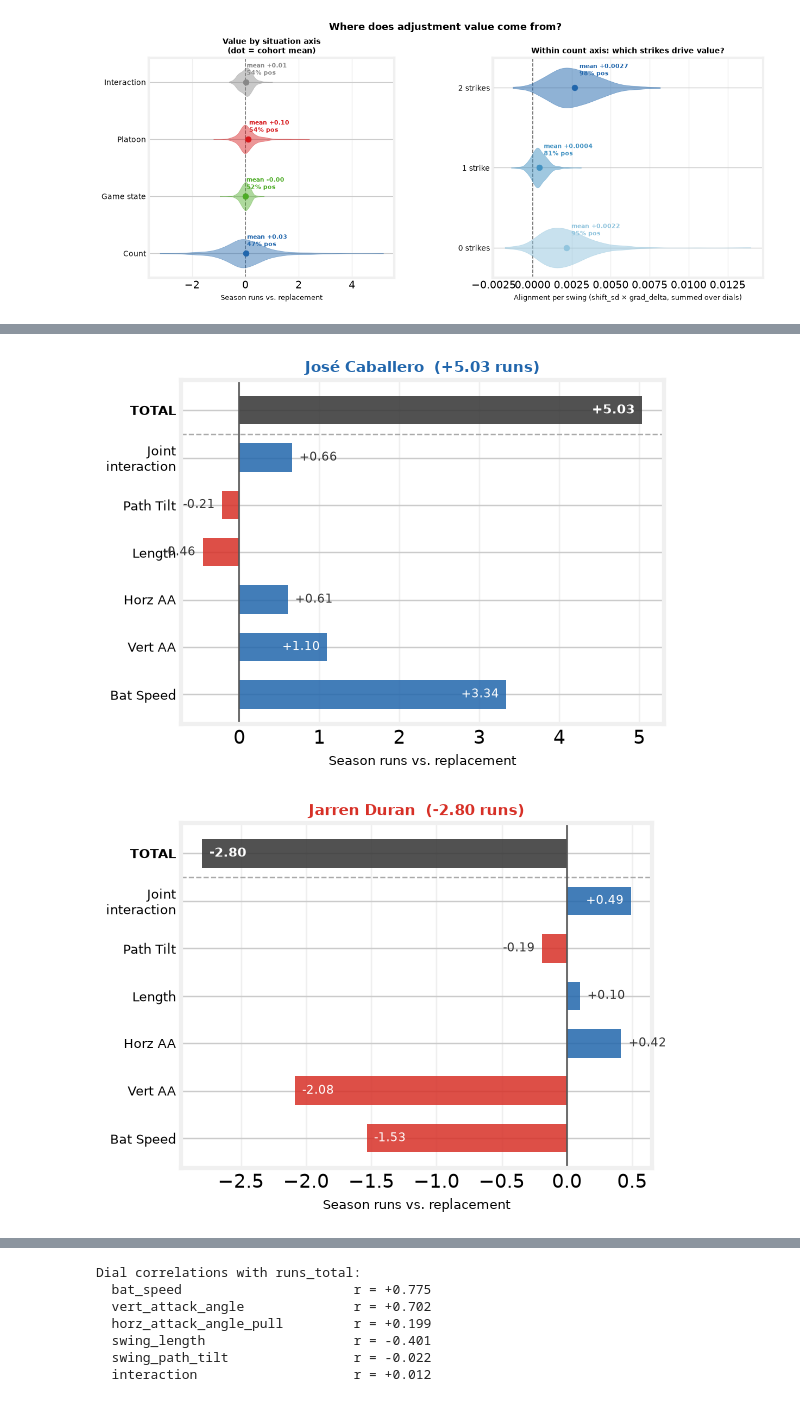
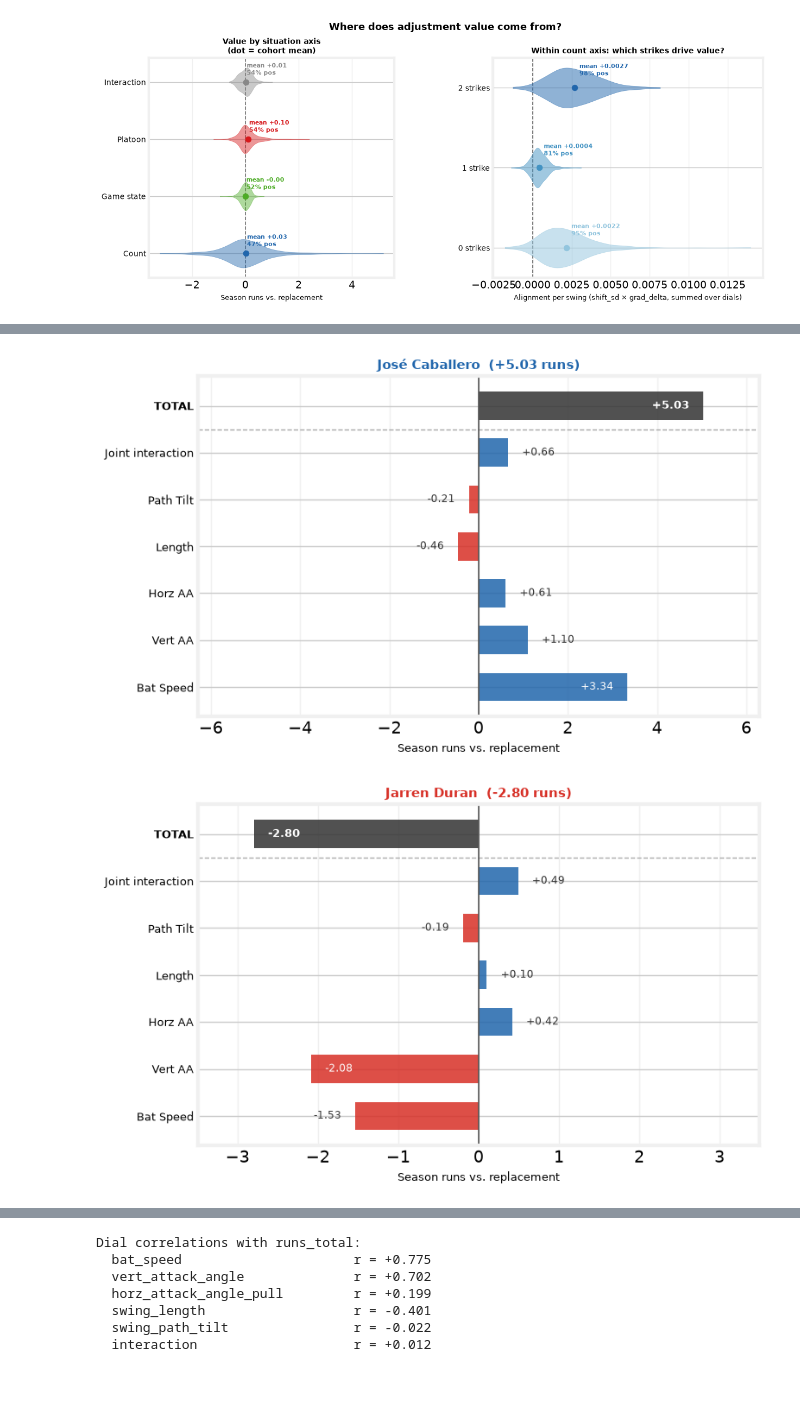
Before and after one commit to theoauyeung/swing_repetoire, a Jupyter notebook: src/adjustability_results.ipynb, the cells around one changed output, grey strips where cells are left out. Saved outputs shown, nothing was run; the diff lists cells and outputs as text; code cells hidden in the pictures.

```diff
--- a/src/adjustability_results.ipynb
+++ b/src/adjustability_results.ipynb
@@ -470,7 +470,7 @@ SHAPE_SD = {'bat_speed': 5.512, 'swing_path_tilt': 6.85, 'swing_length': 10.332,
             'vert_attack_angle': 10.51, 'horz_attack_angle_pull': 17.22}
 DIAL_ORDER = ['bat_speed', 'swing_path_tilt', 'swing_length',
               'vert_attack_angle', 'horz_attack_angle_pull']
-DIAL_LABELS_SHORT = ['Bat Spd\n(mph)', 'Tilt\n(°)', 'Length\n(")', 'Vert AA\n(°)', 'Horz AA\n(°)']
+DIAL_LABELS_SHORT = ['Bat Spd (mph)', 'Tilt (°)', 'Length (")', 'Vert AA (°)', 'Horz AA (°)']
 
 FOCAL = [
     ('José Caballero', 'R', '+5.0 runs\nHigh adj+, high value',  '#2166ac'),
@@ -489,8 +489,8 @@ for name, hand, subtitle, col in FOCAL:
     cohort_nat = cohort_2k.reindex(DIAL_ORDER) * pd.Series(SHAPE_SD)
 
     with plt.style.context(FT):
-        fig, ax = plt.subplots(figsize=(6, 4))
-        fig.patch.set_facecolor('white')
+        fig, ax = plt.subplots(figsize=(7, 4.5))
+        fig.subplots_adjust(left=0.22)
 
         y = np.arange(len(DIAL_ORDER))
         ax.barh(y - 0.2, cohort_nat.values, height=0.35, color='#aaaaaa',
@@ -502,11 +502,11 @@ for name, hand, subtitle, col in FOCAL:
         ax.set_yticklabels(DIAL_LABELS_SHORT, fontsize=9)
         ax.set_title(f'{name}\n{subtitle}', fontsize=10, fontweight='bold', pad=6)
         ax.set_xlabel('Shift at 2 strikes (native units)', fontsize=9)
-        ax.legend(fontsize=8, frameon=False, loc='lower right')
+        ax.legend(fontsize=8, frameon=False, loc='upper left',
+                  bbox_to_anchor=(0.02, 0.30))
         ax.grid(True, axis='x', alpha=0.3)
 
         slug = name.split()[-1].lower()
-        fig.tight_layout()
         fig.savefig(plot_path(f'adjustability_counterfactual_{slug}.png'), dpi=150, bbox_inches='tight')
         plt.show()
 # %% [output]
@@ -520,7 +520,7 @@ abl = pd.read_parquet(DATA / 'adjustability_dial_ablation.parquet')
 DIAL_ORDER = ['runs_dial_bat_speed', 'runs_dial_vert_attack_angle',
               'runs_dial_horz_attack_angle_pull', 'runs_dial_swing_length',
               'runs_dial_swing_path_tilt', 'runs_dial_interaction']
-BAR_LABELS = ['Bat Speed', 'Vert AA', 'Horz AA', 'Length', 'Path Tilt', 'Joint\ninteraction']
+BAR_LABELS = ['Bat Speed', 'Vert AA', 'Horz AA', 'Length', 'Path Tilt', 'Joint interaction']
 
 FOCAL = [
     ('José Caballero', 'R', '#2166ac'),
@@ -534,20 +534,22 @@ def annotate_bar(ax, v, y, is_total=False):
     fs = 9 if is_total else 8.5
     xlim = ax.get_xlim()
     span = xlim[1] - xlim[0]
-    threshold = span * 0.12
+    # Use a generous threshold so short bars always get outside annotations
+    threshold = span * 0.22
+    gap = span * 0.025
     if v >= 0:
         if v < threshold:
-            ax.text(v + span * 0.015, y, f'{v:+.2f}', va='center', ha='left',
+            ax.text(v + gap, y, f'{v:+.2f}', va='center', ha='left',
                     fontsize=fs, fontweight=fw, color='#333')
         else:
-            ax.text(v - span * 0.015, y, f'{v:+.2f}', va='center', ha='right',
+            ax.text(v - gap, y, f'{v:+.2f}', va='center', ha='right',
                     fontsize=fs, fontweight=fw, color='white')
     else:
         if abs(v) < threshold:
-            ax.text(v - span * 0.015, y, f'{v:+.2f}', va='center', ha='right',
+            ax.text(v - gap, y, f'{v:+.2f}', va='center', ha='right',
                     fontsize=fs, fontweight=fw, color='#333')
         else:
-            ax.text(v + span * 0.015, y, f'{v:+.2f}', va='center', ha='left',
+            ax.text(v + gap, y, f'{v:+.2f}', va='center', ha='left',
                     fontsize=fs, fontweight=fw, color='white')
 
 for name, hand, title_col in FOCAL:
@@ -560,38 +562,41 @@ for name, hand, title_col in FOCAL:
     all_colors = ['#2166ac' if v >= 0 else '#d73027' for v in vals] + ['#333333']
 
     with plt.style.context(FT):
-        fig, ax = plt.subplots(figsize=(6, 4.5))
-        fig.patch.set_facecolor('white')
+        fig, ax = plt.subplots(figsize=(8, 5))
 
         y = np.arange(len(all_vals))
         ax.barh(y, all_vals, color=all_colors, height=0.6, alpha=0.85)
         ax.axhline(len(DIAL_ORDER) - 0.5, color='#aaa', lw=1, ls='--')
         ax.axvline(0, color='#555', lw=1.2)
+
+        # Set xlim with padding so outside annotations don't get clipped
+        xmax = max(abs(v) for v in all_vals) * 1.25
+        ax.set_xlim(-xmax, xmax)
 
         for i, v in enumerate(all_vals):
             annotate_bar(ax, v, i, is_total=(i == len(DIAL_ORDER)))
 
         ax.set_yticks(y)
         ax.set_yticklabels(all_labels, fontsize=9)
         for lbl in ax.get_yticklabels():
             if lbl.get_text() == 'TOTAL':
                 lbl.set_fontweight('bold')
         ax.set_xlabel('Season runs vs. replacement', fontsize=9)
         ax.set_title(f'{name}  ({runs_total:+.2f} runs)', fontsize=10.5,
                      fontweight='bold', pad=6, color=title_col)
         ax.grid(True, axis='x', alpha=0.3)
 
         slug = name.split()[-1].lower()
         fig.tight_layout()
         fig.savefig(plot_path(f'adjustability_dial_waterfall_{slug}.png'), dpi=150, bbox_inches='tight')
         plt.show()
 
 # Cohort-level dial correlations with runs_total
 print('Dial correlations with runs_total:')
 for col in DIAL_ORDER:
     r = abl[col].corr(abl['runs_total'])
     label = col.replace('runs_dial_', '')
     print(f'  {label:<30} r = {r:+.3f}')
 # %% [output]
-[figure, old version]
+[figure, new version]
-[figure, old version]
+[figure, new version]
```
Also changed, not shown: parts of 2 cells of this notebook, 8 other files.
